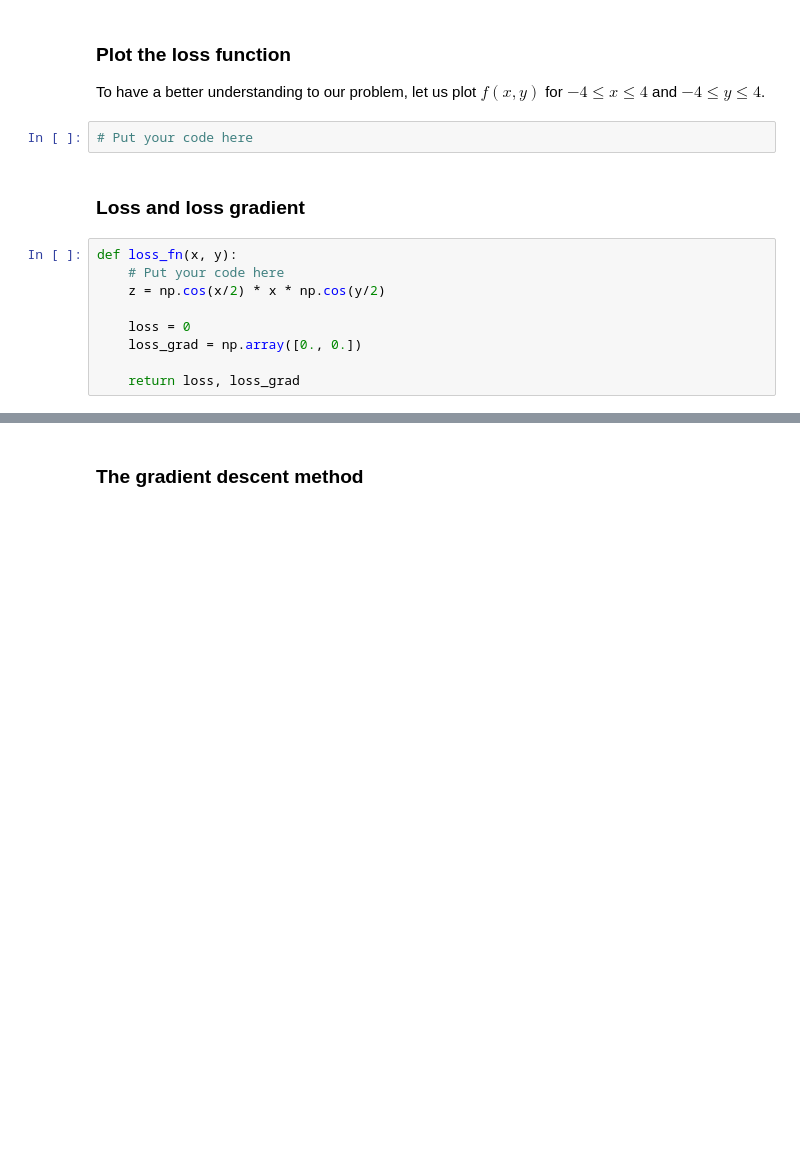
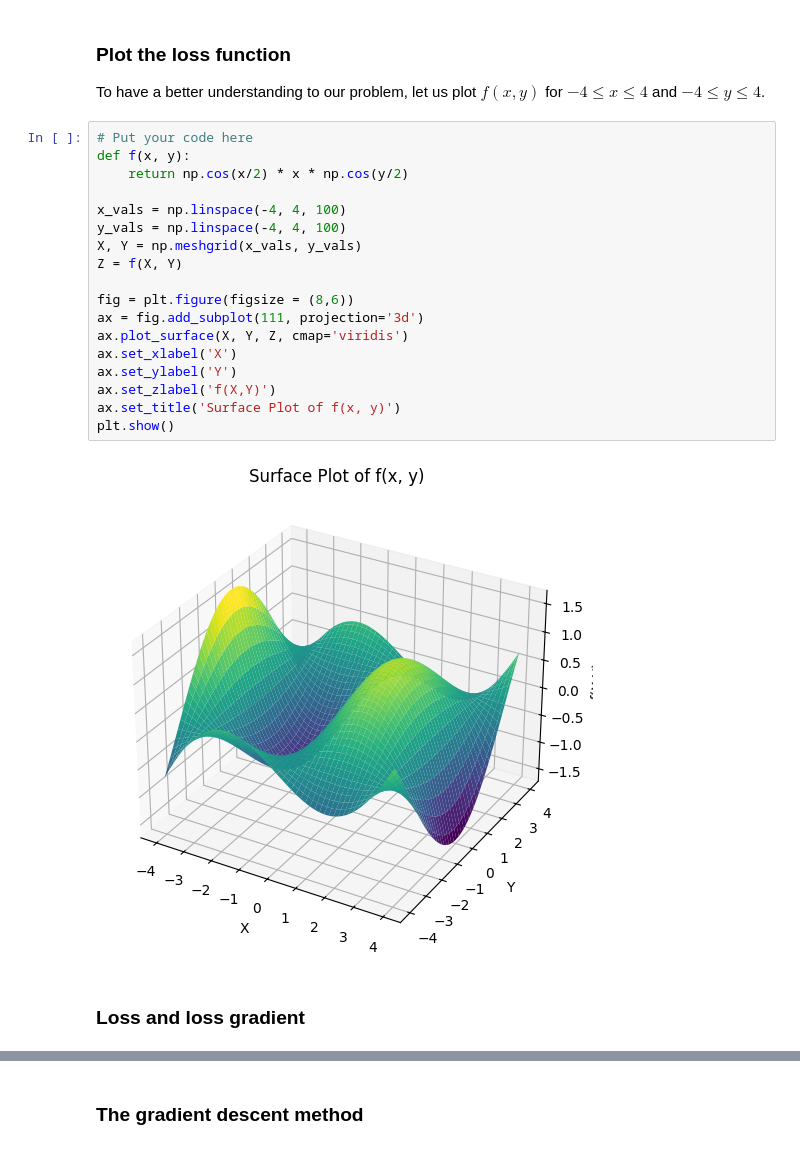
Before and after one commit to rizaaria/SBC, a Jupyter notebook: gd.ipynb, the cells around one changed output, grey strips where cells are left out. Saved outputs shown, nothing was run; the diff lists cells and outputs as text; blank space fills up the shorter version.

```diff
--- a/gd.ipynb
+++ b/gd.ipynb
@@ -266,16 +266,25 @@ By using gradient descent method, find its minimum point ($x$, $y$, and $z$).
 ### Plot the loss function
 
 To have a better understanding to our problem, let us plot $f(x,y)$ for $-4 \leq x \leq 4$ and $-4 \leq y \leq 4$.
-# %%
-# Put your code here
+# %%
+# Put your code here
+def f(x, y):
+    return np.cos(x/2) * x * np.cos(y/2)
+
+x_vals = np.linspace(-4, 4, 100)
+y_vals = np.linspace(-4, 4, 100)
+X, Y = np.meshgrid(x_vals, y_vals)
+Z = f(X, Y)
+
+fig = plt.figure(figsize = (8,6))
+ax = fig.add_subplot(111, projection='3d')
+ax.plot_surface(X, Y, Z, cmap='viridis')
+ax.set_xlabel('X')
+ax.set_ylabel('Y')
+ax.set_zlabel('f(X,Y)')
+ax.set_title('Surface Plot of f(x, y)')
+plt.show()
+# %% [output]
+[figure, added]
 # %% [markdown]
 ### Loss and loss gradient
-# %%
-def loss_fn(x, y):
-    # Put your code here
-    z = np.cos(x/2) * x * np.cos(y/2)
-
-    loss = 0
-    loss_grad = np.array([0., 0.])
-
-    return loss, loss_grad
```
Also changed, not shown: parts of 4 cells of this notebook.
